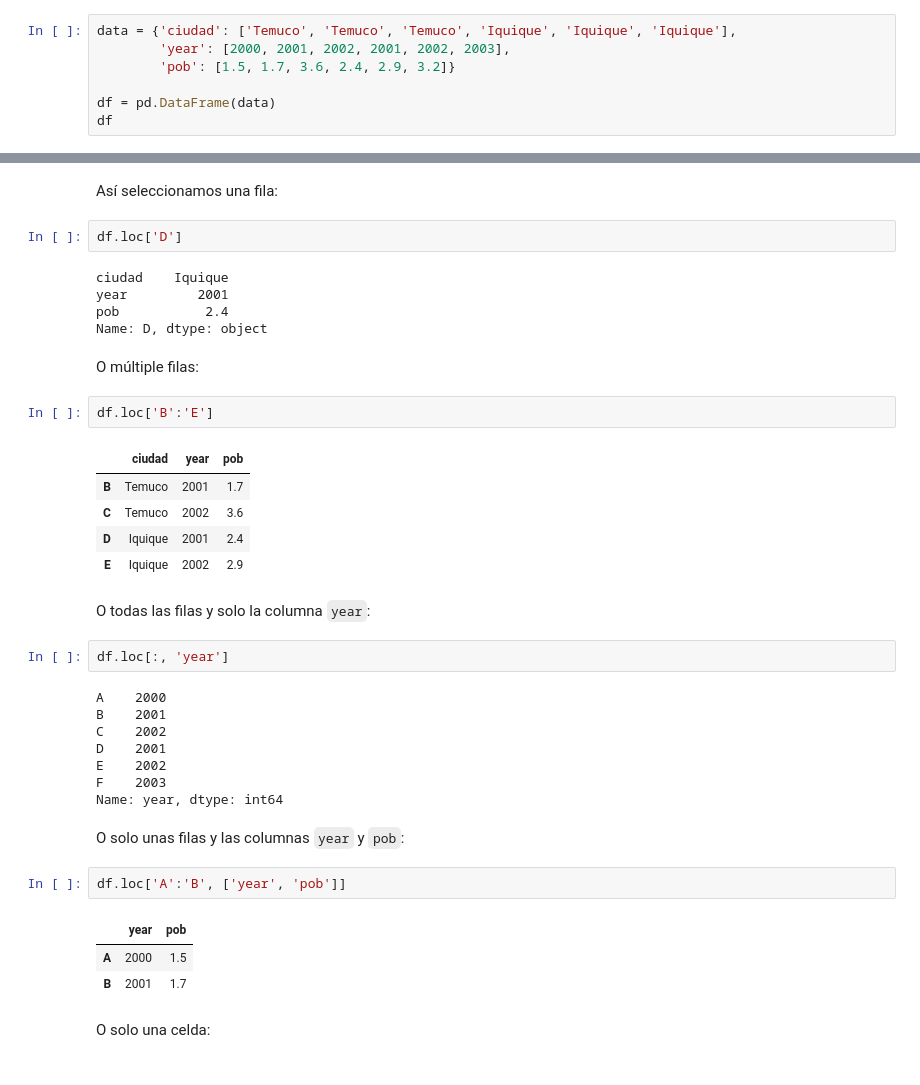
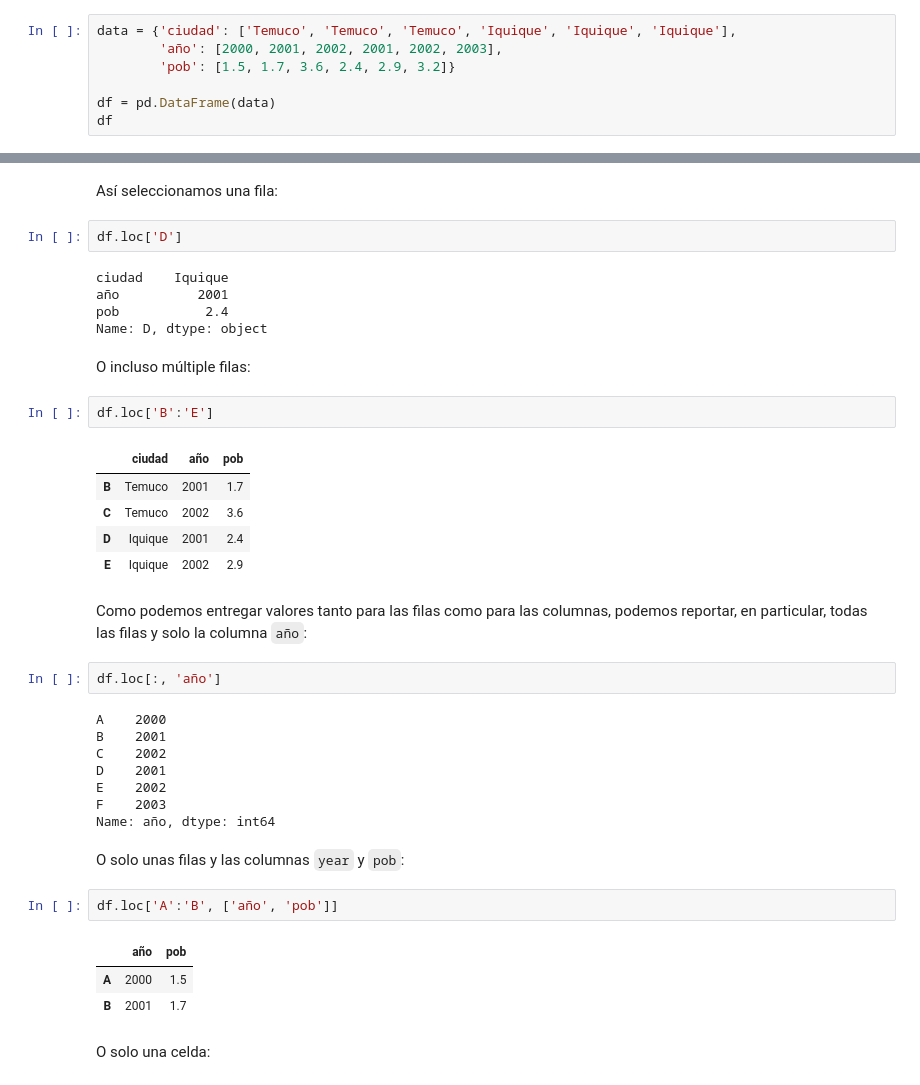
Before and after one commit to GAMES-UChile/Curso-BancoEstado, a Jupyter notebook: modulo3/modulo3.ipynb, the cells around one changed output, grey strips where cells are left out. Cells and saved outputs as stored; diff of their text form.

```diff
--- a/modulo3/modulo3.ipynb
+++ b/modulo3/modulo3.ipynb
@@ -305,7 +328,7 @@ Un `DataFrame` posee índices para sus columnas y sus filas. Al igual que la ser
 Existen varias formas de construir un `DataFrame`, una manera conveniente, consiste en definir un diccionario de listas, todas de igual longitud:
 # %%
 data = {'ciudad': ['Temuco', 'Temuco', 'Temuco', 'Iquique', 'Iquique', 'Iquique'],
-        'year': [2000, 2001, 2002, 2001, 2002, 2003],
+        'año': [2000, 2001, 2002, 2001, 2002, 2003],
         'pob': [1.5, 1.7, 3.6, 2.4, 2.9, 3.2]}
 
 df = pd.DataFrame(data)
@@ -434,23 +476,23 @@ Así seleccionamos una fila:
 df.loc['D']
 # %% [output]
 ciudad    Iquique
-year         2001
+año          2001
 pob           2.4
 Name: D, dtype: object
 # %% [markdown]
-O múltiple filas:
+O incluso múltiple filas:
 # %%
 df.loc['B':'E']
 # %% [output]
-|  | ciudad | year | pob |
+|  | ciudad | año | pob |
 | B | Temuco | 2001 | 1.7 |
 | C | Temuco | 2002 | 3.6 |
 | D | Iquique | 2001 | 2.4 |
 | E | Iquique | 2002 | 2.9 |
-# %% [markdown]
-O todas las filas y solo la columna `year`:
+# %% [markdown]
+Como podemos entregar valores tanto para las filas como para las columnas, podemos reportar, en particular, todas las filas y solo la columna `año`:
 # %%
-df.loc[:, 'year']
+df.loc[:, 'año']
 # %% [output]
 A    2000
 B    2001
@@ -458,13 +500,13 @@ C    2002
 D    2001
 E    2002
 F    2003
-Name: year, dtype: int64
+Name: año, dtype: int64
 # %% [markdown]
 O solo unas filas y las columnas `year` y `pob`:
 # %%
-df.loc['A':'B', ['year', 'pob']]
+df.loc['A':'B', ['año', 'pob']]
 # %% [output]
-|  | year | pob |
+|  | año | pob |
 | A | 2000 | 1.5 |
 | B | 2001 | 1.7 |
 # %% [markdown]
```
Also changed, not shown: parts of 63 cells of this notebook.
